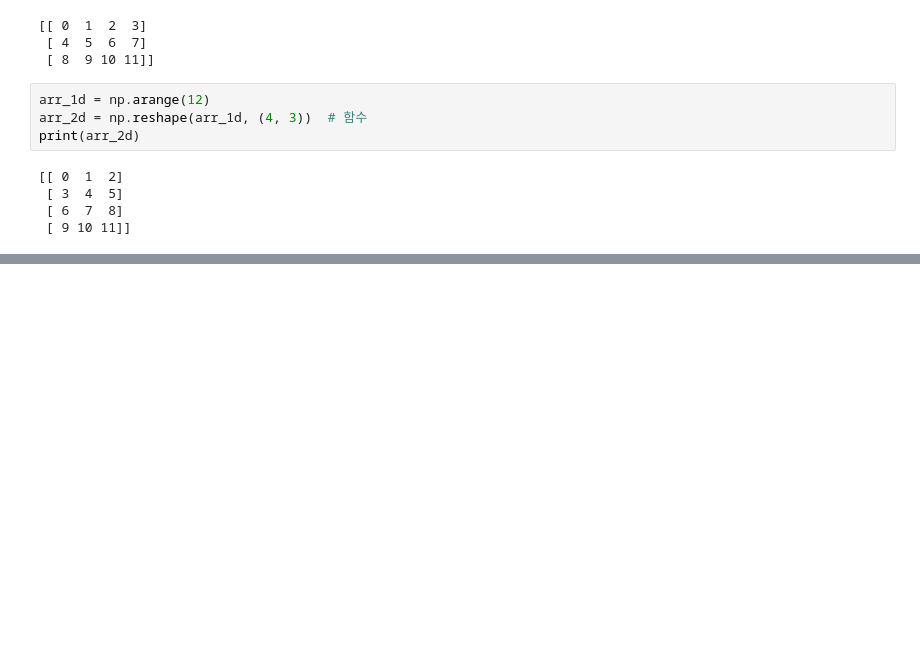
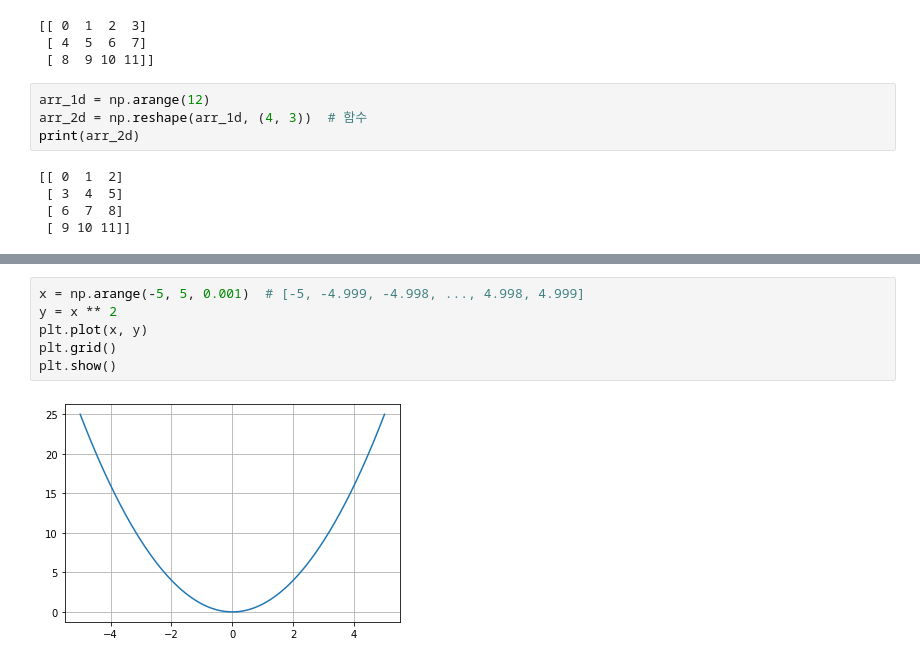
Before and after one commit to JakeOh/202105_itw_bd26, a Jupyter notebook: lab_da/da01_intro.ipynb, the cells around one changed output, grey strips where cells are left out. Drawn from its saved outputs; the diff is of its cells as text; blank space fills up the shorter version.

```diff
--- a/lab_da/da01_intro.ipynb
+++ b/lab_da/da01_intro.ipynb
@@ -235,0 +311,8 @@ print(arr_2d)
+# %%
+x = np.arange(-5, 5, 0.001)  # [-5, -4.999, -4.998, ..., 4.998, 4.999]
+y = x ** 2
+plt.plot(x, y)
+plt.grid()
+plt.show()
+# %% [output]
+[figure, added]
```
Also changed, not shown: parts of 13 cells of this notebook.
